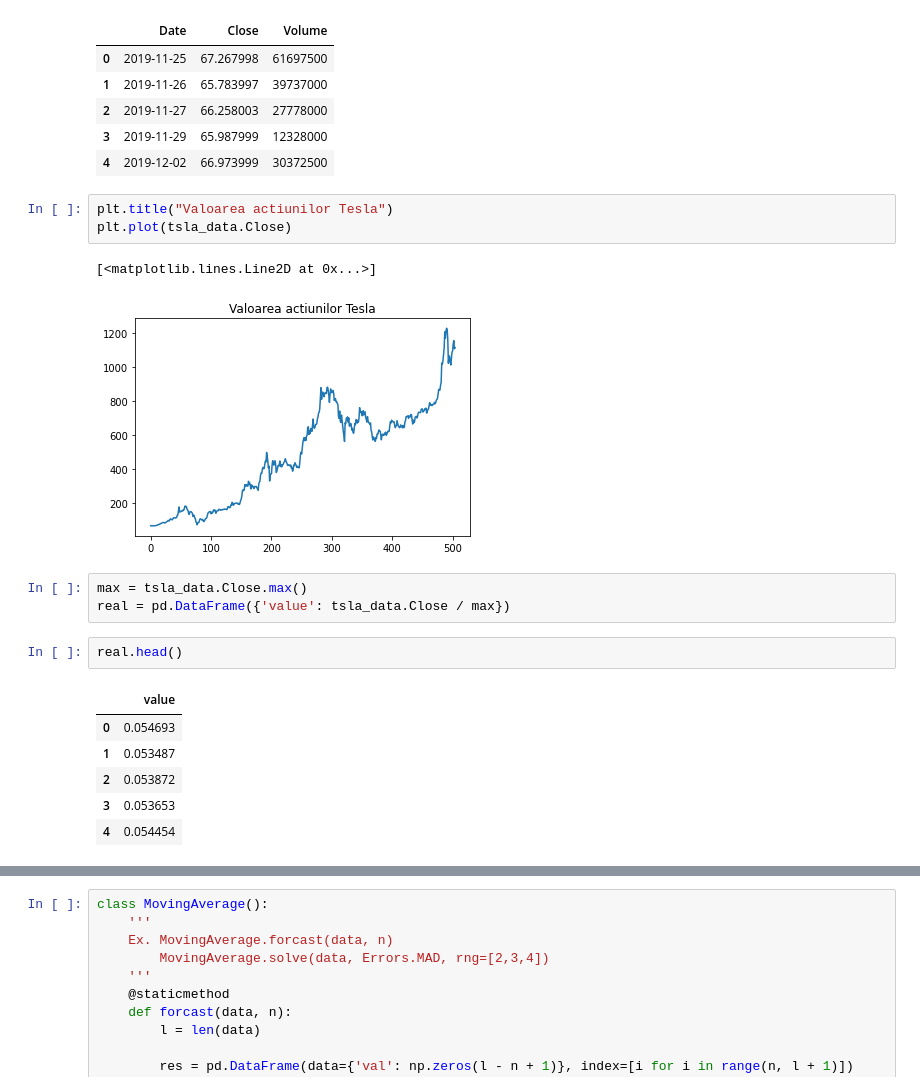
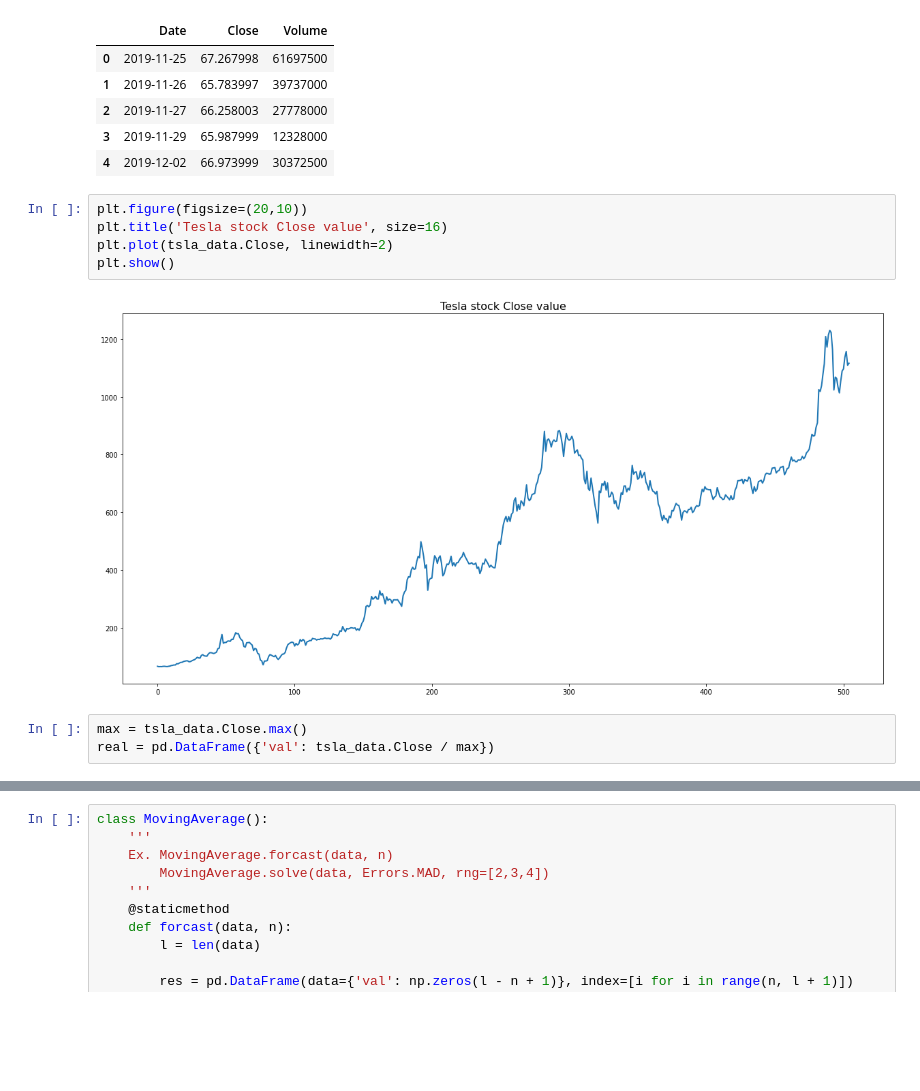
Before and after one commit to jafetimbre/verbose-projects, a Jupyter notebook: statistics/stock-price-pred/stock.ipynb, the cells around one changed output, grey strips where cells are left out. Saved outputs shown, nothing was run; the diff lists cells and outputs as text; blank space fills up the shorter version.

```diff
--- a/statistics/stock-price-pred/stock.ipynb
+++ b/statistics/stock-price-pred/stock.ipynb
@@ -36,23 +36,15 @@ tsla_data.head()
 | 3 | 2019-11-29 | 65.987999 | 12328000 |
 | 4 | 2019-12-02 | 66.973999 | 30372500 |
 # %%
-plt.title("Valoarea actiunilor Tesla")
-plt.plot(tsla_data.Close)
+plt.figure(figsize=(20,10))
+plt.title('Tesla stock Close value', size=16)
+plt.plot(tsla_data.Close, linewidth=2)
+plt.show()
 # %% [output]
-[<matplotlib.lines.Line2D at 0x...>]
-[figure, old version]
+[figure, new version]
 # %%
 max = tsla_data.Close.max()
-real = pd.DataFrame({'value': tsla_data.Close / max})
+real = pd.DataFrame({'val': tsla_data.Close / max})
-# %%
-real.head()
-# %% [output]
-|  | value |
-| 0 | 0.054693 |
-| 1 | 0.053487 |
-| 2 | 0.053872 |
-| 3 | 0.053653 |
-| 4 | 0.054454 |
 # %%
 class Errors():
     '''
```
Also changed, not shown: parts of 6 cells of this notebook.
